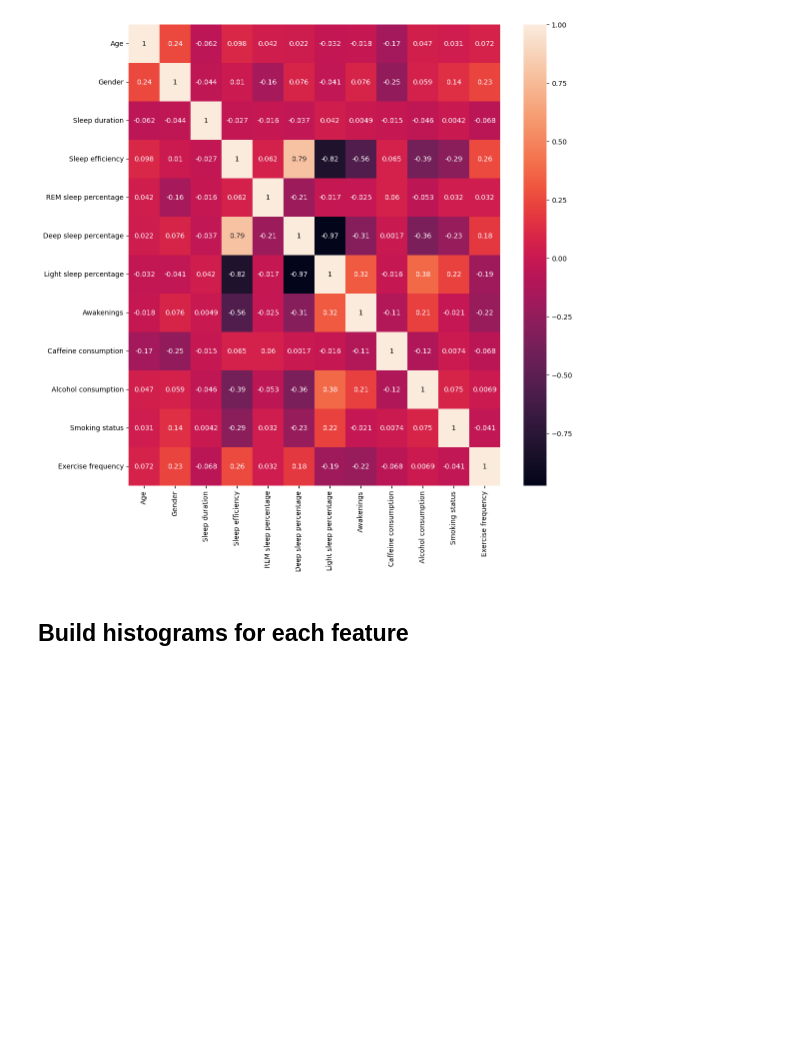
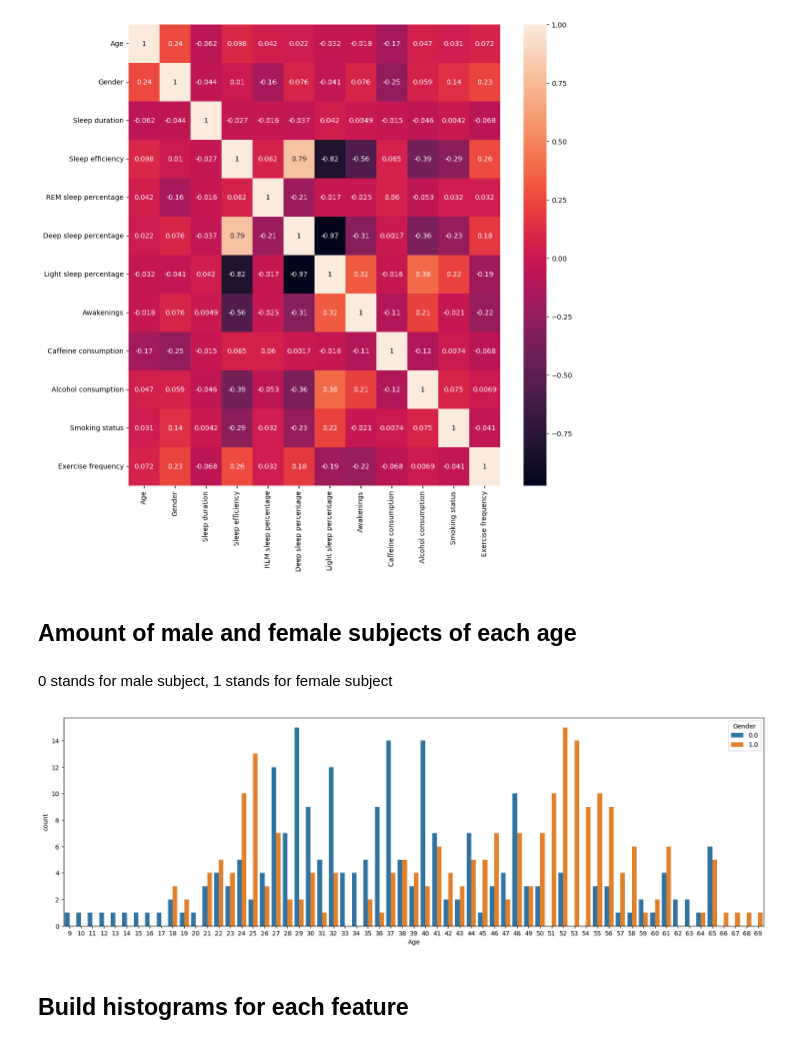
Before and after one commit to kvufee/sideTasks, a Jupyter notebook: dataAnalysisHW.ipynb, the cells around one changed output. Cells and saved outputs as stored; diff of their text form; code cells hidden in the pictures; blank space fills up the shorter version.

Commit message:
[MODIFY] add countplot for genders and add summarize

```diff
--- a/dataAnalysisHW.ipynb
+++ b/dataAnalysisHW.ipynb
@@ -73,6 +74,17 @@ plt.figure(figsize=(12, 12))
 sns.heatmap(data.corr(), annot = True);
 # %% [output]
 [figure]
+# %% [markdown]
+## Amount of male and female subjects of each age
+# %% [markdown]
+0 stands for male subject, 1 stands for female subject
+# %%
+data.Age = data.Age.astype(int)
+
+plt.figure(figsize=(20, 6))
+sns.countplot(x='Age', hue='Gender', data=data);
+# %% [output]
+[figure, added]
 # %% [markdown]
 ## Build histograms for each feature
 # %%
```
Also changed, not shown: parts of 4 cells of this notebook.
